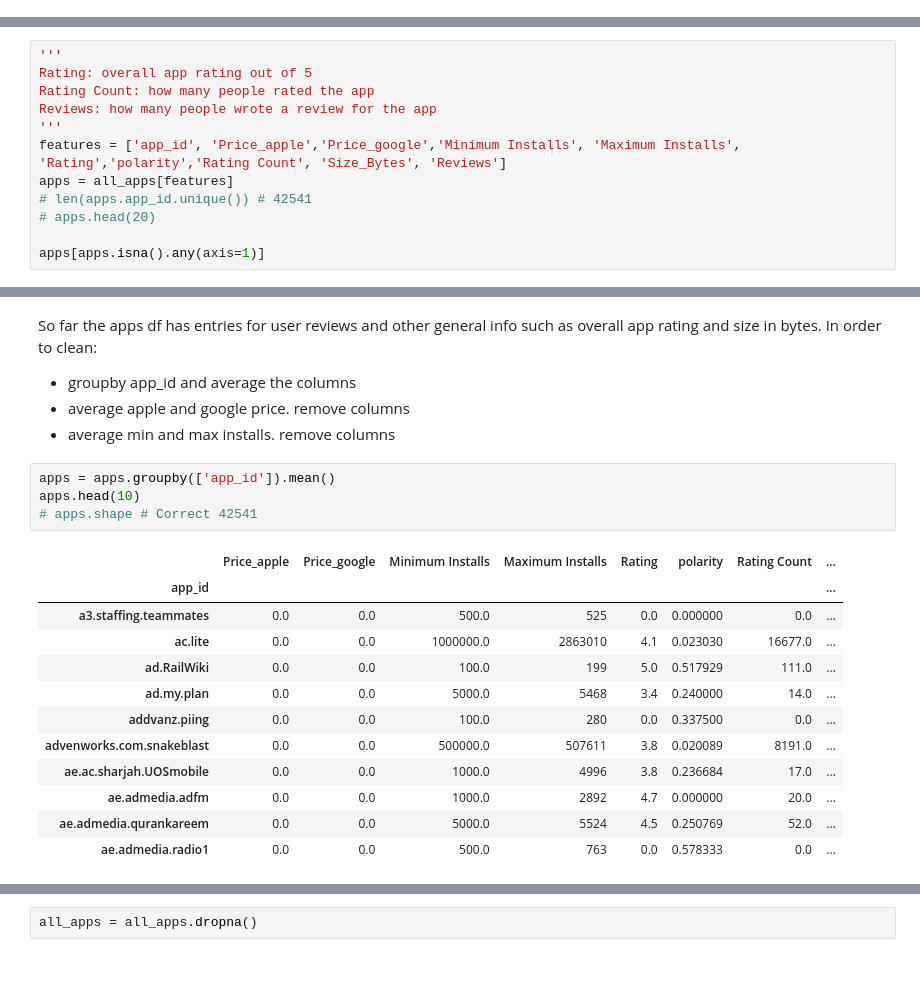
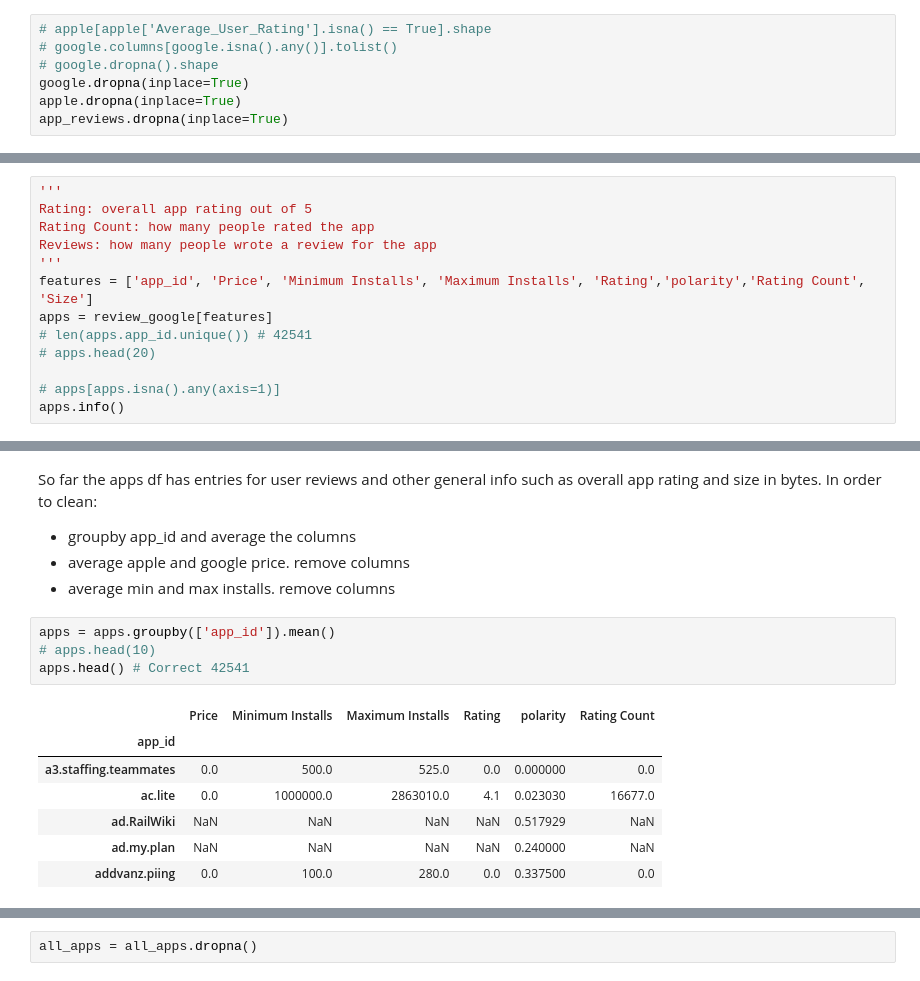
Before and after one commit to Superocker50/CMPT-353-Final-Project, a Jupyter notebook: machine-learning.ipynb, the cells around one changed output, grey strips where cells are left out. Saved outputs shown, nothing was run; the diff lists cells and outputs as text.

```diff
--- a/machine-learning.ipynb
+++ b/machine-learning.ipynb
@@ -26,3 +21,10 @@ apple[apple['Average_User_Rating'].isna() == True].shape
+# %%
+# apple[apple['Average_User_Rating'].isna() == True].shape
+# google.columns[google.isna().any()].tolist()
+# google.dropna().shape
+google.dropna(inplace=True)
+apple.dropna(inplace=True)
+app_reviews.dropna(inplace=True)
 # %%
 print(google.shape, apple.shape, app_reviews.shape)
 app_reviews.head()
@@ -71,10 +68,11 @@ Rating: overall app rating out of 5
 Rating Count: how many people rated the app
 Reviews: how many people wrote a review for the app
 '''
-features = ['app_id', 'Price_apple','Price_google','Minimum Installs', 'Maximum Installs', 'Rating','polarity','Rating Count', 'Size_Bytes', 'Reviews']
-apps = all_apps[features]
+features = ['app_id', 'Price', 'Minimum Installs', 'Maximum Installs', 'Rating','polarity','Rating Count', 'Size']
+apps = review_google[features]
 # len(apps.app_id.unique()) # 42541
 # apps.head(20)
 
-apps[apps.isna().any(axis=1)]
+# apps[apps.isna().any(axis=1)]
+apps.info()
 # %% [output]
@@ -104,19 +97,14 @@ So far the apps df has entries for user reviews and other general info such as o
 - average min and max installs. remove columns
 # %%
 apps = apps.groupby(['app_id']).mean()
-apps.head(10)
-# apps.shape # Correct 42541
+# apps.head(10)
+apps.head() # Correct 42541
 # %% [output]
-|  | Price_apple | Price_google | Minimum Installs | Maximum Installs | Rating | polarity | Rating Count | ... |
-| app_id |  |  |  |  |  |  |  | ... |
-| a3.staffing.teammates | 0.0 | 0.0 | 500.0 | 525 | 0.0 | 0.000000 | 0.0 | ... |
-| ac.lite | 0.0 | 0.0 | 1000000.0 | 2863010 | 4.1 | 0.023030 | 16677.0 | ... |
-| ad.RailWiki | 0.0 | 0.0 | 100.0 | 199 | 5.0 | 0.517929 | 111.0 | ... |
-| ad.my.plan | 0.0 | 0.0 | 5000.0 | 5468 | 3.4 | 0.240000 | 14.0 | ... |
-| addvanz.piing | 0.0 | 0.0 | 100.0 | 280 | 0.0 | 0.337500 | 0.0 | ... |
-| advenworks.com.snakeblast | 0.0 | 0.0 | 500000.0 | 507611 | 3.8 | 0.020089 | 8191.0 | ... |
-| ae.ac.sharjah.UOSmobile | 0.0 | 0.0 | 1000.0 | 4996 | 3.8 | 0.236684 | 17.0 | ... |
-| ae.admedia.adfm | 0.0 | 0.0 | 1000.0 | 2892 | 4.7 | 0.000000 | 20.0 | ... |
-| ae.admedia.qurankareem | 0.0 | 0.0 | 5000.0 | 5524 | 4.5 | 0.250769 | 52.0 | ... |
-| ae.admedia.radio1 | 0.0 | 0.0 | 500.0 | 763 | 0.0 | 0.578333 | 0.0 | ... |
+|  | Price | Minimum Installs | Maximum Installs | Rating | polarity | Rating Count |
+| app_id |  |  |  |  |  |  |
+| a3.staffing.teammates | 0.0 | 500.0 | 525.0 | 0.0 | 0.000000 | 0.0 |
+| ac.lite | 0.0 | 1000000.0 | 2863010.0 | 4.1 | 0.023030 | 16677.0 |
+| ad.RailWiki | NaN | NaN | NaN | NaN | 0.517929 | NaN |
+| ad.my.plan | NaN | NaN | NaN | NaN | 0.240000 | NaN |
+| addvanz.piing | 0.0 | 100.0 | 280.0 | 0.0 | 0.337500 | 0.0 |
 # %%
```
Also changed, not shown: parts of 13 cells of this notebook.
